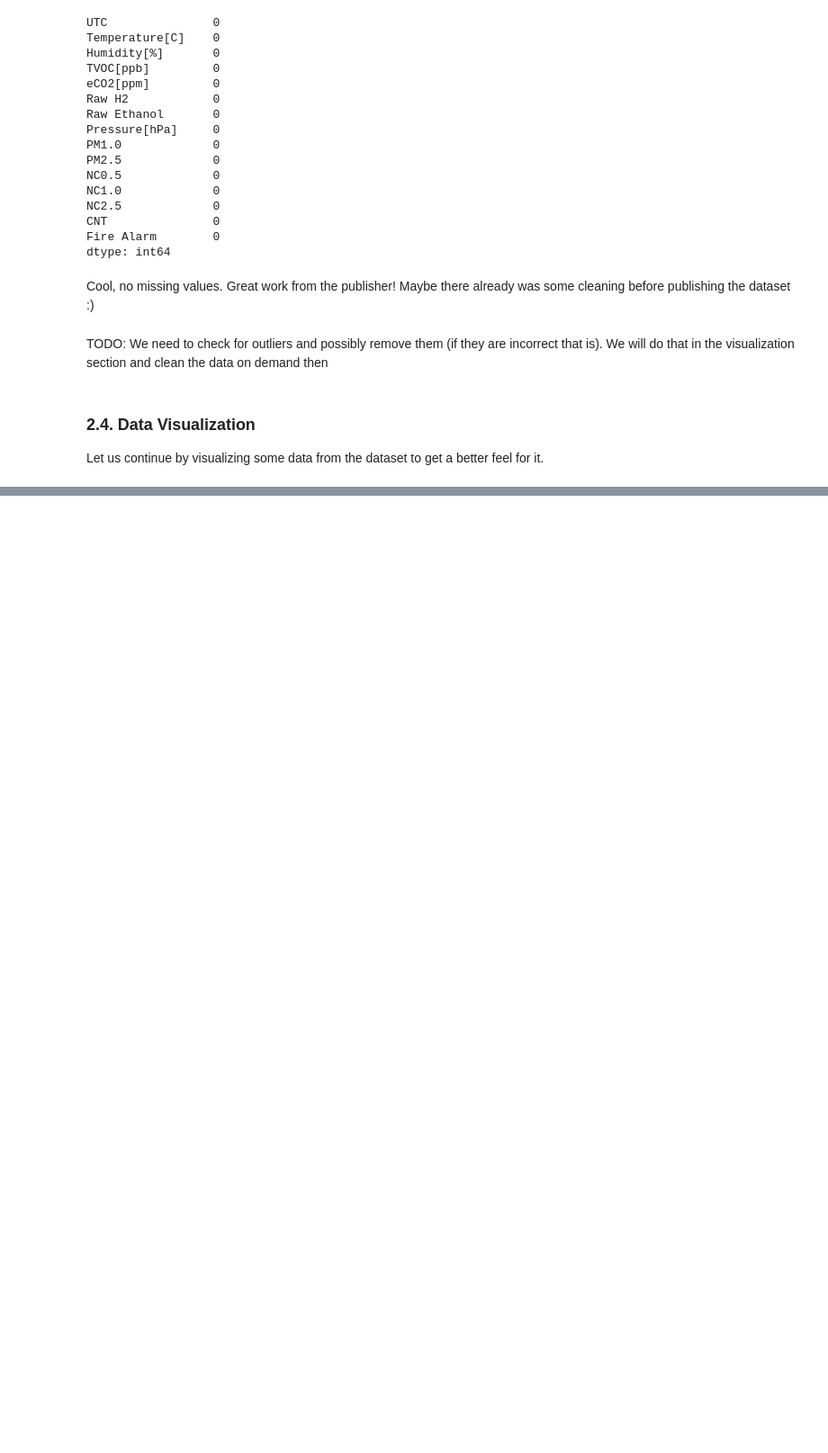
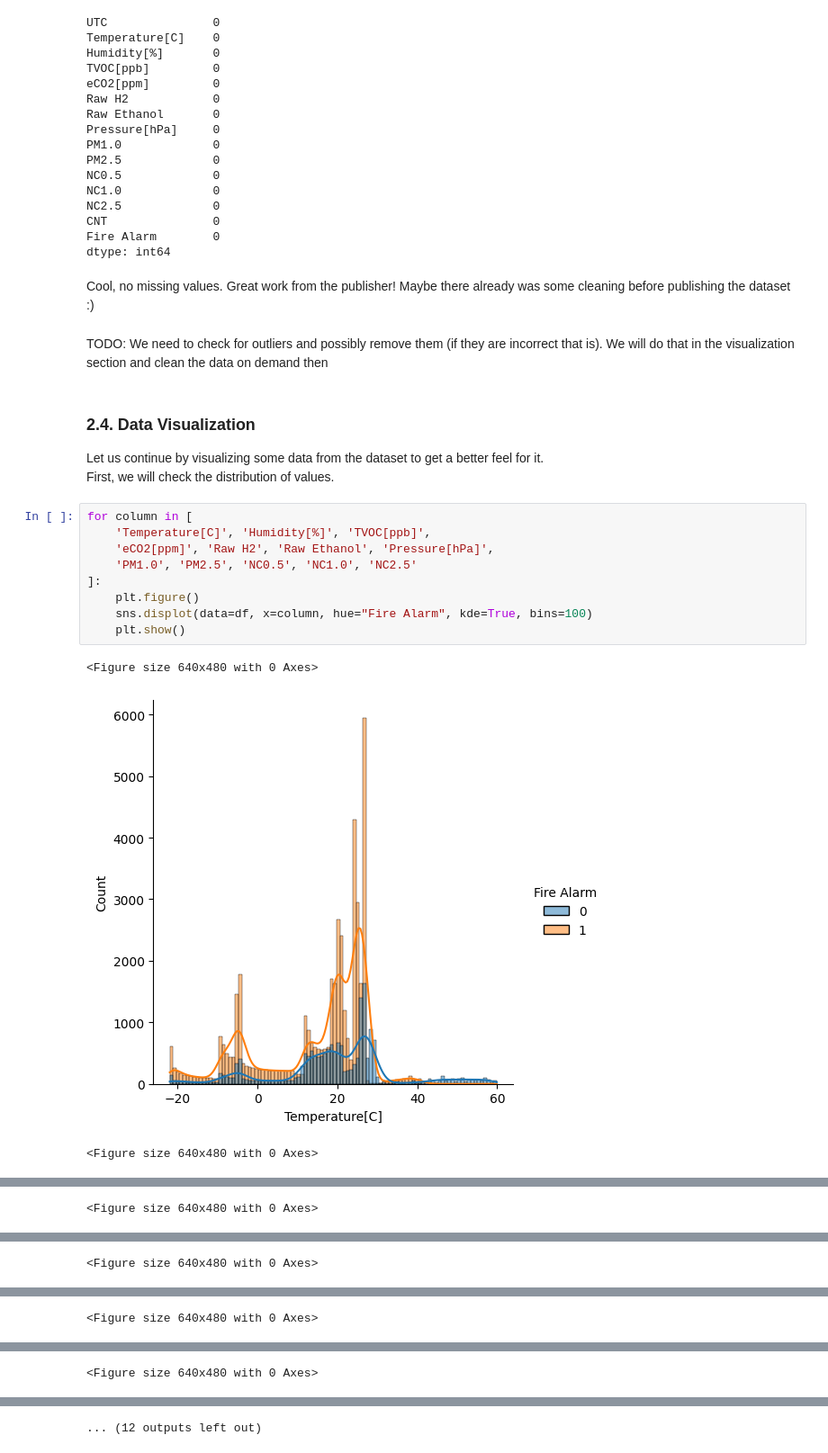
Before and after one commit to nikitakrh/smoke-detection, a Jupyter notebook: src/experiments/EDA.ipynb, the cells around one changed output, grey strips where cells are left out. Shown: that part at 90% size. Drawn from its saved outputs; the diff is of its cells as text; blank space fills up the shorter version.

Commit message:
data analysis and visualizations

```diff
--- a/src/experiments/EDA.ipynb
+++ b/src/experiments/EDA.ipynb
@@ -183,3 +184,17 @@ TODO: We need to check for outliers and possibly remove them (if they are incorr
 # %% [markdown]
 ### 2.4. Data Visualization
 Let us continue by visualizing some data from the dataset to get a better feel for it.
+First, we will check the distribution of values.
+# %%
+for column in [
+    'Temperature[C]', 'Humidity[%]', 'TVOC[ppb]',
+    'eCO2[ppm]', 'Raw H2', 'Raw Ethanol', 'Pressure[hPa]',
+    'PM1.0', 'PM2.5', 'NC0.5', 'NC1.0', 'NC2.5'
+]:
+    plt.figure()
+    sns.displot(data=df, x=column, hue="Fire Alarm", kde=True, bins=100)
+    plt.show()
+# %% [output]
+<Figure size 640x480 with 0 Axes>
+[figure, added]
+<Figure size 640x480 with 0 Axes>
@@ -185,0 +202 @@ Let us continue by visualizing some data from the dataset to get a better feel f
+<Figure size 640x480 with 0 Axes>
@@ -185,0 +204 @@ Let us continue by visualizing some data from the dataset to get a better feel f
+<Figure size 640x480 with 0 Axes>
@@ -185,0 +206 @@ Let us continue by visualizing some data from the dataset to get a better feel f
+<Figure size 640x480 with 0 Axes>
@@ -185,0 +208 @@ Let us continue by visualizing some data from the dataset to get a better feel f
+<Figure size 640x480 with 0 Axes>
@@ -185,0 +210 @@ Let us continue by visualizing some data from the dataset to get a better feel f
+... (12 outputs left out)
```
Also changed, not shown: parts of 10 cells of this notebook, 1 other file.
